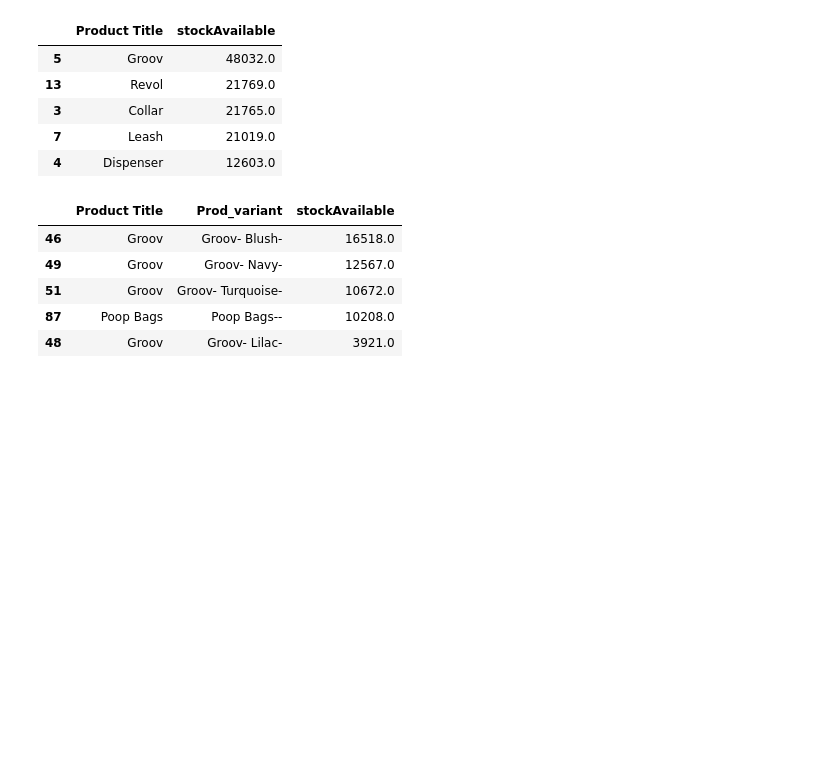
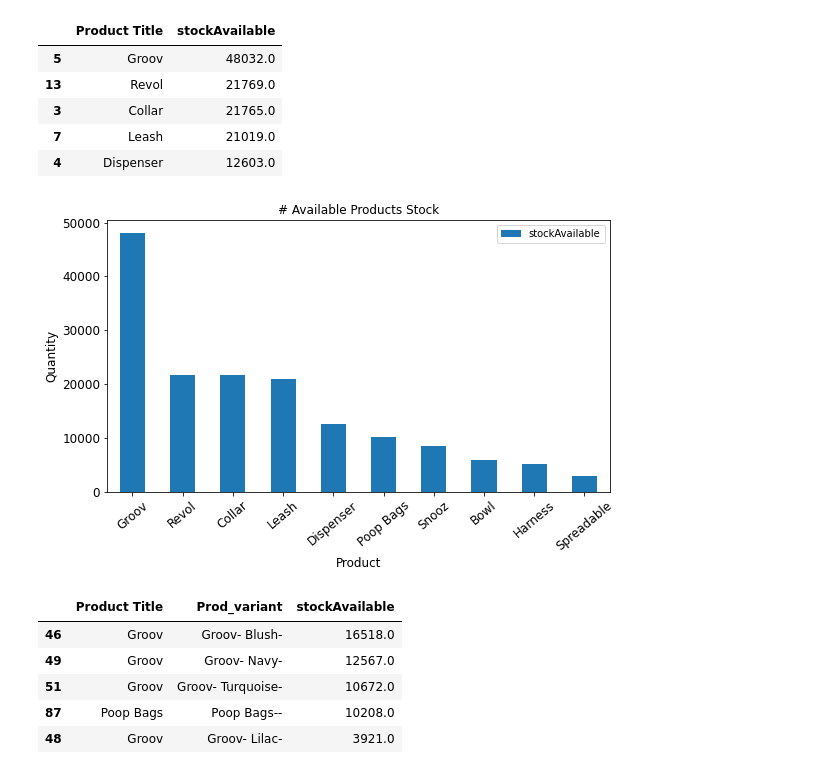
Before and after one commit to revatikharate/Diggs-Business-Intelligence, a Jupyter notebook: Inventory.ipynb, the cells around one changed output. Cells and saved outputs as stored; diff of their text form; code cells hidden in the pictures; blank space fills up the shorter version.

```diff
--- a/Inventory.ipynb
+++ b/Inventory.ipynb
@@ -169,4 +169,15 @@ summarized_df.head()
 | 3 | Collar | 21765.0 |
 | 7 | Leash | 21019.0 |
 | 4 | Dispenser | 12603.0 |
+# %%
+#import matplotlib.pyplot as plt
+
+fig1 = summarized_df.head(10).plot(kind = 'bar', x= 'Product Title' , y ='stockAvailable', title ="# Available Products Stock", figsize=(9, 5), legend=True, fontsize=12)
+
+fig1.set_xlabel("Product", fontsize=12)
+fig1.set_ylabel("Quantity", fontsize=12)
+plt.xticks(rotation=40)
+plt.show()
+# %% [output]
+[figure, added]
 # %%
```
Also changed, not shown: parts of 7 cells of this notebook.
